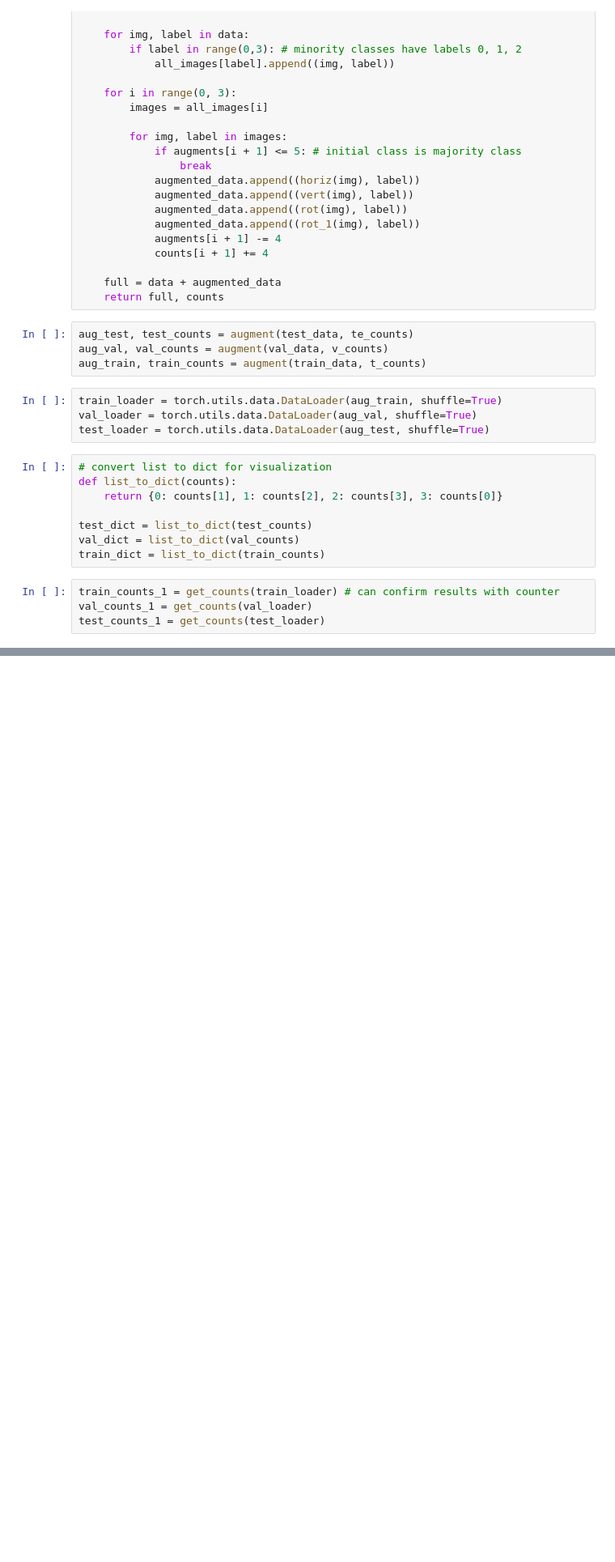
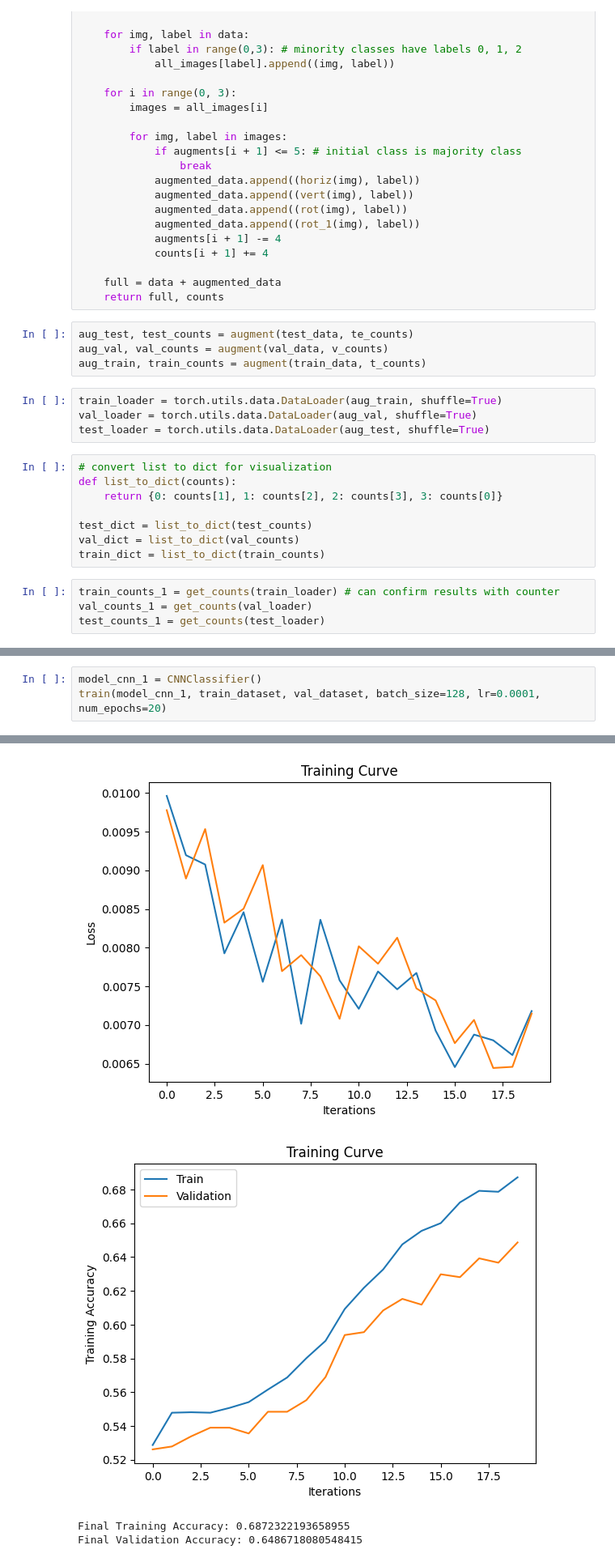
Before and after one commit to reaahuja/DermAI-Skin-Cancer-Detection, a Jupyter notebook: DataVisualization.ipynb, the cells around one changed output, grey strips where cells are left out. Shown at 81% size. Cells and saved outputs as stored; diff of their text form; blank space fills up the shorter version.

```diff
--- a/DataVisualization.ipynb
+++ b/DataVisualization.ipynb
@@ -176,0 +473,4 @@ plot(train_dict, val_dict, test_dict, "Skin condition distribution following dat
+# %%
+model_cnn_1 = CNNClassifier()
+train(model_cnn_1, train_dataset, val_dataset, batch_size=128, lr=0.0001, num_epochs=20)
+# %% [output]
@@ -176,0 +494,4 @@ plot(train_dict, val_dict, test_dict, "Skin condition distribution following dat
+[figure, added]
+[figure, added]
+Final Training Accuracy: 0.6872322193658955
+Final Validation Accuracy: 0.6486718080548415
```
Also changed, not shown: parts of 36 cells of this notebook.
